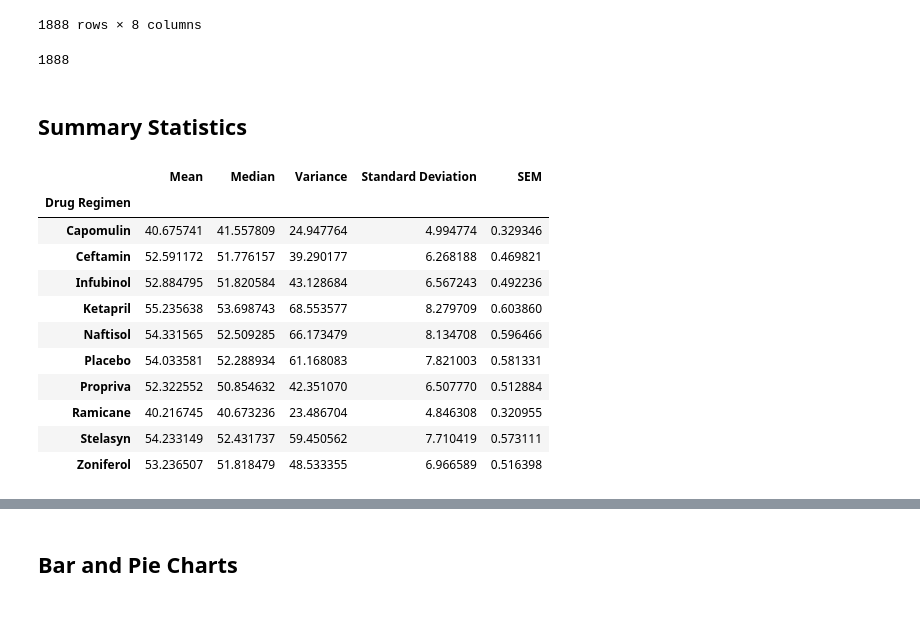
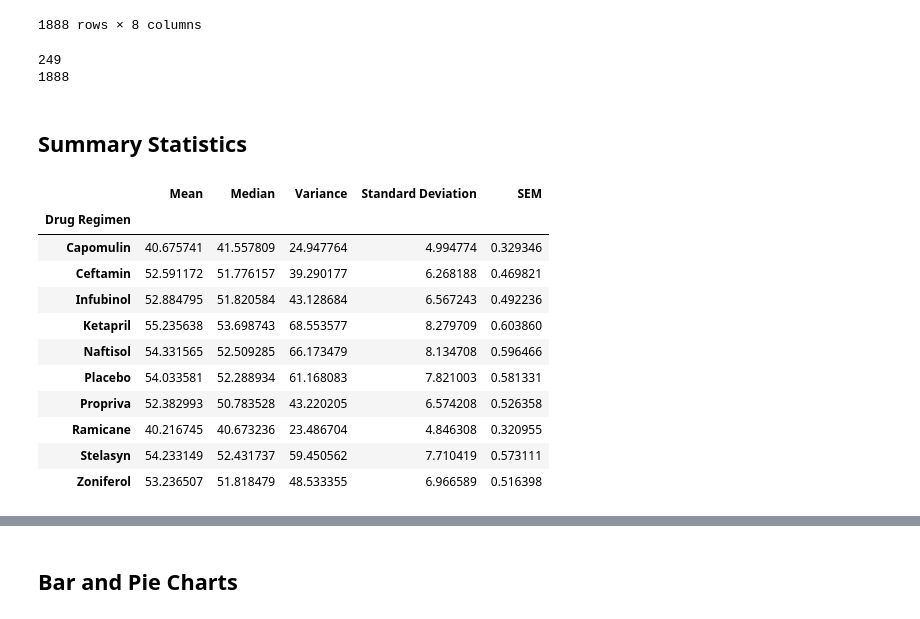
Before and after one commit to simoncastellanos9/matplotlib-challenge, a Jupyter notebook: pymaceuticals.ipynb, the cells around one changed output, grey strips where cells are left out. Cells and saved outputs as stored; diff of their text form; code cells hidden in the pictures.

Commit message:
Aggregate summary statistics table

```diff
--- a/pymaceuticals.ipynb
+++ b/pymaceuticals.ipynb
@@ -94,37 +96,43 @@ clean_df
 1888 rows × 8 columns
 # %%
 # Checking the number of mice in the clean DataFrame.
-clean_df['Mouse ID'].count()
+num_mice = clean_df['Mouse ID'].nunique()
+#number of mice
+print(num_mice)
+num_recordings = clean_df['Mouse ID'].count()
+#number of total recordings
+print(num_recordings)
 # %% [output]
+249
 1888
 # %% [markdown]
 ## Summary Statistics
 # %%
 # Generate a summary statistics table of mean, median, variance, standard deviation, and SEM of the tumor volume for each regimen
 
 # Use groupby and summary statistical methods to calculate the following properties of each drug regimen:
 # mean, median, variance, standard deviation, and SEM of the tumor volume.
 # Assemble the resulting series into a single summary dataframe.
-drug_regimen = mouse_data['Drug Regimen'].value_counts()
-drug_group = mouse_data.groupby('Drug Regimen')
+drug_regimen = clean_df['Drug Regimen'].value_counts()
+drug_group = clean_df.groupby('Drug Regimen')
 tum_ave=drug_group['Tumor Volume (mm3)'].mean()
 tum_med=drug_group['Tumor Volume (mm3)'].median()
 tum_var=drug_group['Tumor Volume (mm3)'].var()
 tum_std=drug_group['Tumor Volume (mm3)'].std()
 tum_sem=drug_group['Tumor Volume (mm3)'].sem()
 
 sumframe = pd.DataFrame({"Mean":tum_ave,"Median":tum_med,"Variance":tum_var,"Standard Deviation":tum_std,"SEM":tum_sem})
 sumframe
 # %% [output]
 |  | Mean | Median | Variance | Standard Deviation | SEM |
 | Drug Regimen |  |  |  |  |  |
 | Capomulin | 40.675741 | 41.557809 | 24.947764 | 4.994774 | 0.329346 |
 | Ceftamin | 52.591172 | 51.776157 | 39.290177 | 6.268188 | 0.469821 |
 | Infubinol | 52.884795 | 51.820584 | 43.128684 | 6.567243 | 0.492236 |
 | Ketapril | 55.235638 | 53.698743 | 68.553577 | 8.279709 | 0.603860 |
 | Naftisol | 54.331565 | 52.509285 | 66.173479 | 8.134708 | 0.596466 |
 | Placebo | 54.033581 | 52.288934 | 61.168083 | 7.821003 | 0.581331 |
-| Propriva | 52.322552 | 50.854632 | 42.351070 | 6.507770 | 0.512884 |
+| Propriva | 52.382993 | 50.783528 | 43.220205 | 6.574208 | 0.526358 |
 | Ramicane | 40.216745 | 40.673236 | 23.486704 | 4.846308 | 0.320955 |
 | Stelasyn | 54.233149 | 52.431737 | 59.450562 | 7.710419 | 0.573111 |
 | Zoniferol | 53.236507 | 51.818479 | 48.533355 | 6.966589 | 0.516398 |
```
Also changed, not shown: parts of 4 cells of this notebook.
